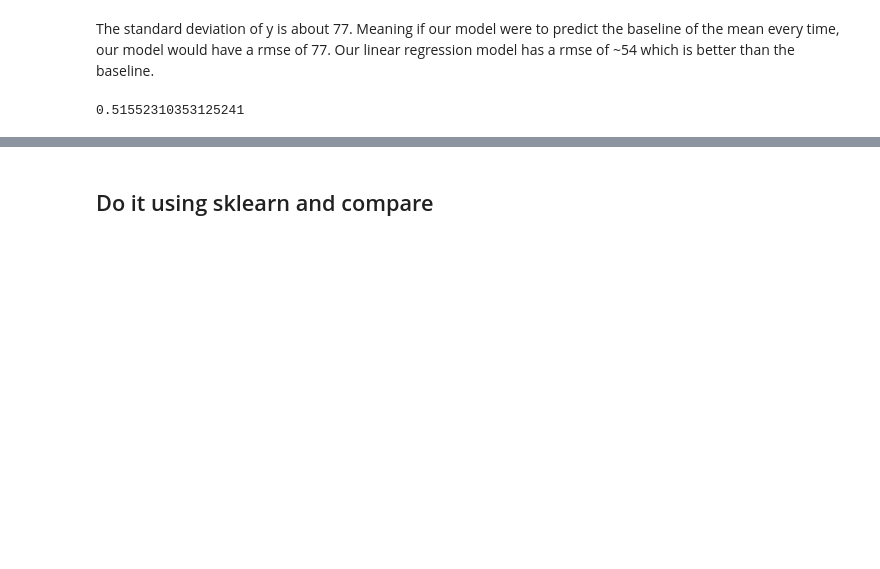
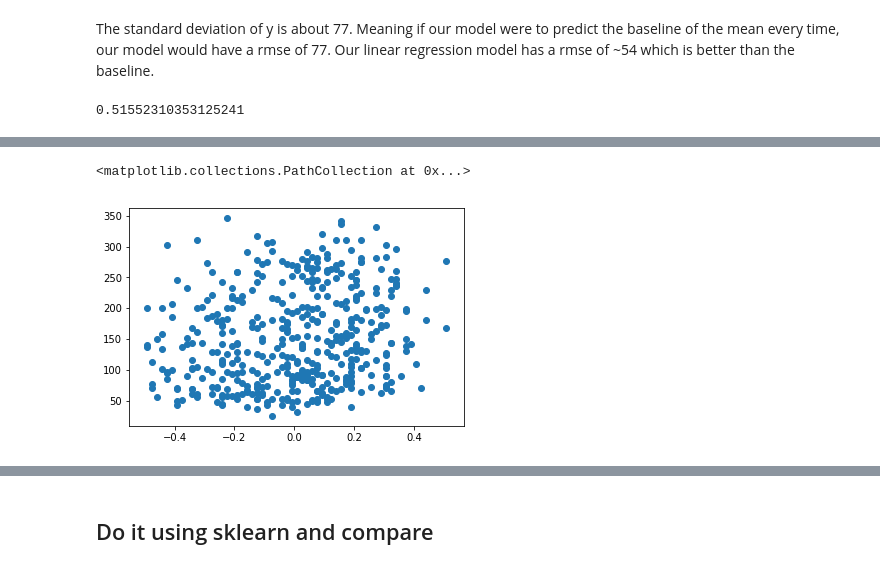
Before and after one commit to nieoh/ml_eng_playground, a Jupyter notebook: LinearRegression.ipynb, the cells around one changed output, grey strips where cells are left out. Cells and saved outputs as stored; diff of their text form; code cells hidden in the pictures; blank space fills up the shorter version.

```diff
--- a/LinearRegression.ipynb
+++ b/LinearRegression.ipynb
@@ -208,0 +219,5 @@ R_sq
+# %%
+plt.scatter(X[:, 0], y)
+# %% [output]
+<matplotlib.collections.PathCollection at 0x...>
+[figure, added]
```
Also changed, not shown: parts of 8 cells of this notebook.
